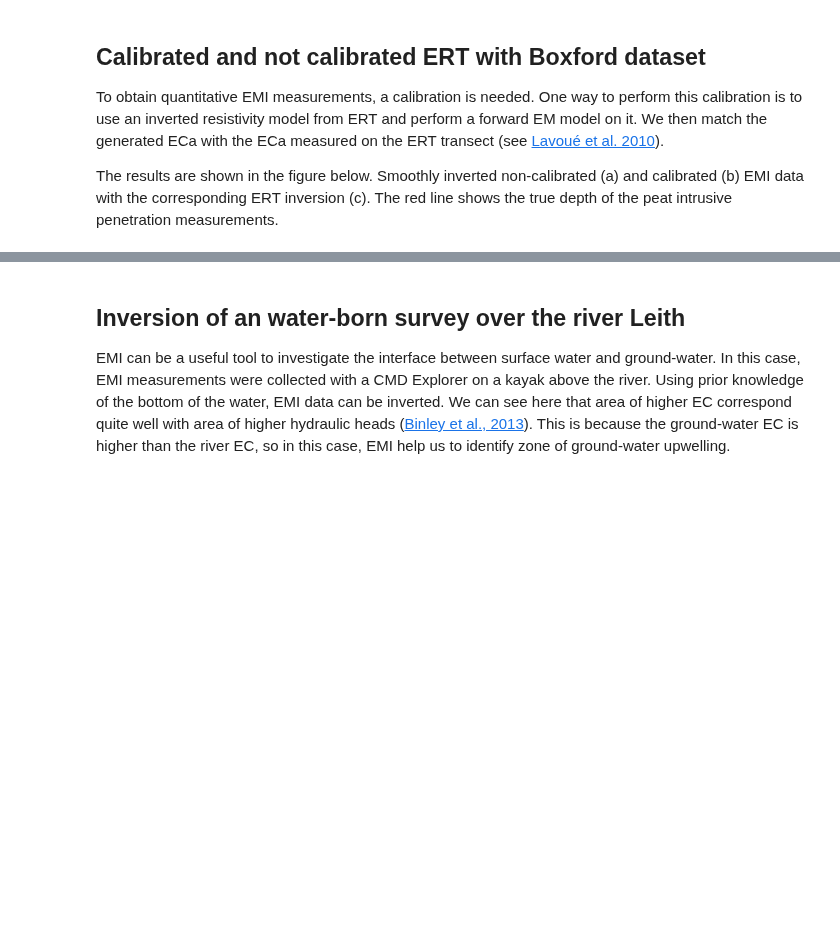
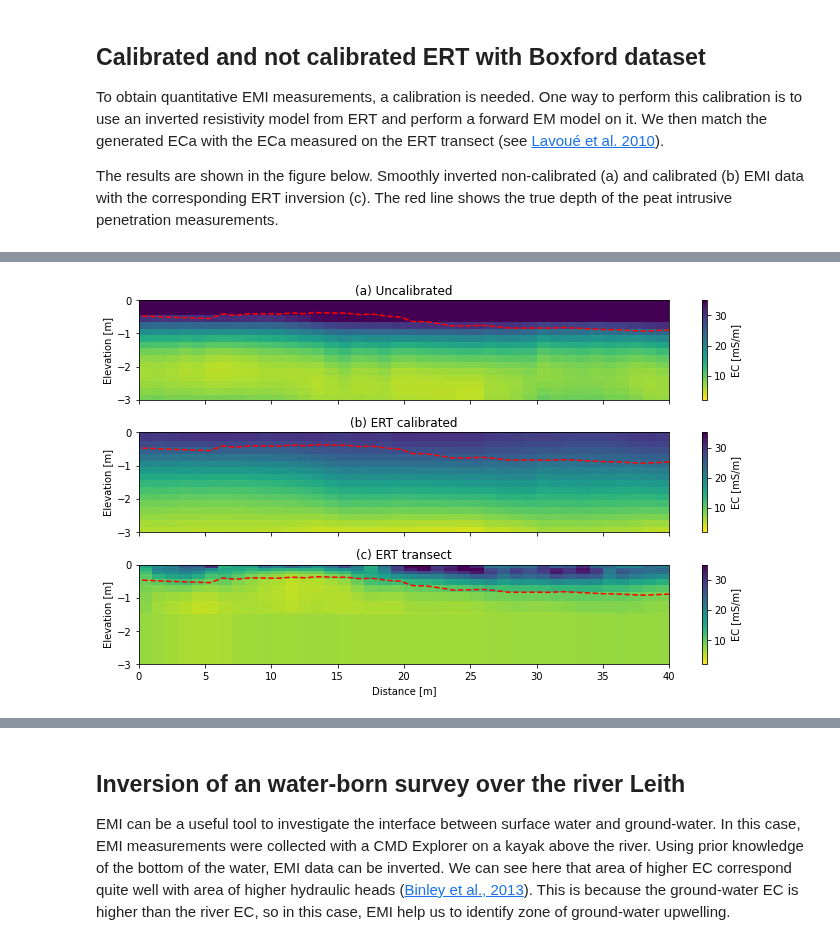
Before and after one commit to hkexgroup/emagpy, a Jupyter notebook: jupyter-notebook/em-paper.ipynb, the cells around one changed output, grey strips where cells are left out. Saved outputs shown, nothing was run; the diff lists cells and outputs as text; code cells hidden in the pictures; blank space fills up the shorter version.

```diff
--- a/jupyter-notebook/em-paper.ipynb
+++ b/jupyter-notebook/em-paper.ipynb
@@ -336,3 +328,33 @@ KeyboardInterrupt:
+# %%
+# figure
+fig, axs = plt.subplots(3, 1, sharey=True, sharex=True, figsize=(10,6))
+peatdepths = pd.read_csv(datadir + 'boxford-calib/peat-depth.dat', sep="\t")
+ax = axs[0]
+k1.showResults(ax=ax, vmin=2, vmax=35)
+ax.plot(peatdepths['distance (m)'], -peatdepths['depth (m)'], 'r--')
+ax.set_title('(a) Uncalibrated')
+ax.set_xlabel('')
+ax = axs[1]
+k2.showResults(ax=ax, vmin=2, vmax=35)
+ax.plot(peatdepths['distance (m)'], -peatdepths['depth (m)'], 'r--')
+ax.set_title('(b) ERT calibrated')
+ax.set_xlabel('')
+ax = axs[2]
+kres = Problem()
+kres.importModel(datadir + 'boxford-calib/ert-section.csv')
+kres.models[0] = kres.models[0][::4,:] # because taken every 0.25 m
+kres.depths[0] = kres.depths[0][::4,:]
+kres.showResults(ax=ax, vmin=2, vmax=35, maxDepth=1.5)
+ax.set_title('(c) ERT transect')
+ax.plot(peatdepths['distance (m)'], -peatdepths['depth (m)'], 'r--')
+ax.set_xlim([0, 40])
+ax.set_ylim([-3, 0])
+ax.set_xlabel('Distance [m]')
+ax.set_aspect('auto')
+fig.tight_layout()
+fig.savefig(outputdir + 'fig10calibrated-inv.jpg', dpi=500)
+# %% [output]
+[figure, added]
 # %%
 # figure
 fig, axs = plt.subplots(3, 1, sharey=True, sharex=True, figsize=(10,6))
```
Also changed, not shown: parts of 11 cells of this notebook, 3 other files.
